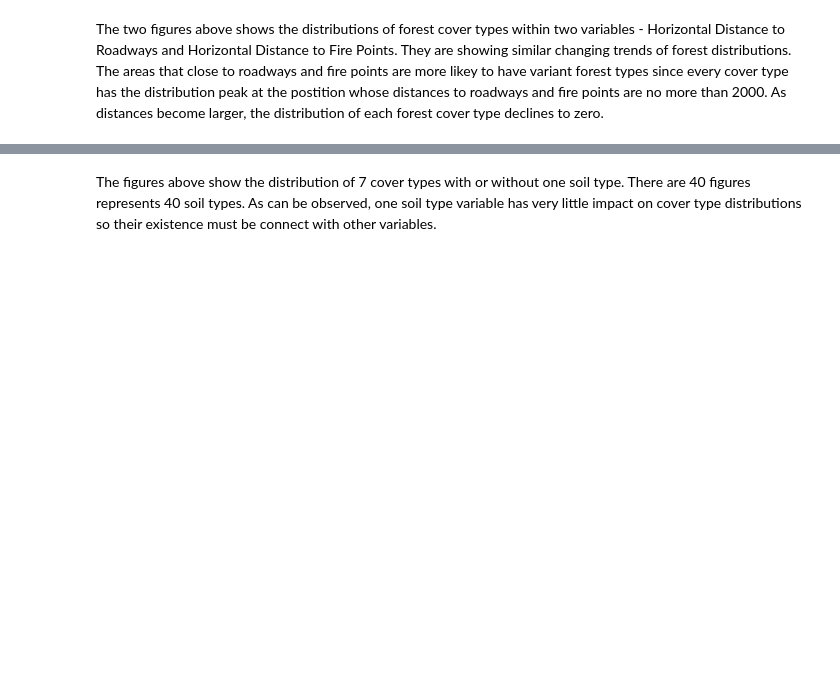
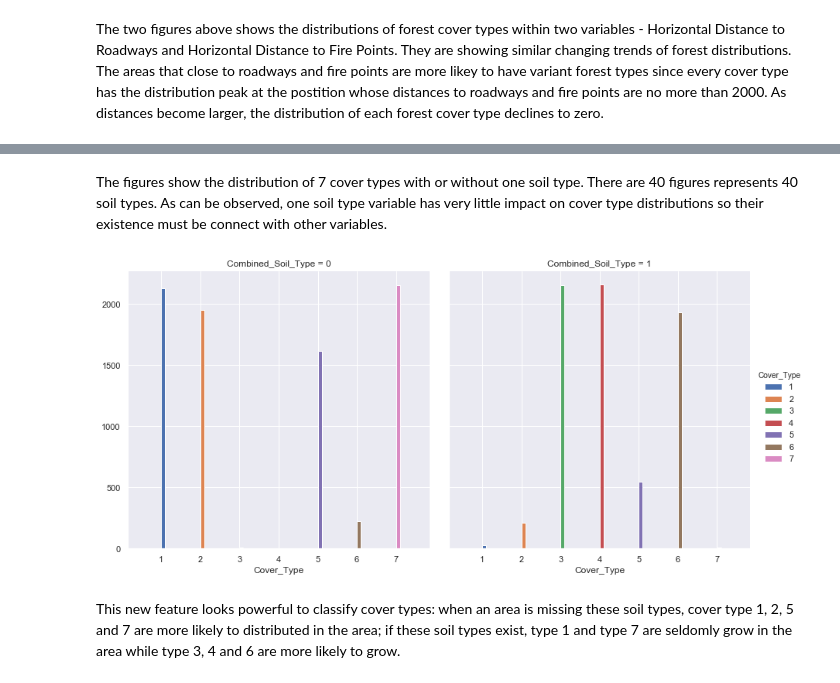
Before and after one commit to vbienridy/DS5500-Spring2020-Forest-CoverType, a Jupyter notebook: DS5500_Proposal_EDA.ipynb, the cells around one changed output, grey strips where cells are left out. Drawn from its saved outputs; the diff is of its cells as text; code cells hidden in the pictures; blank space fills up the shorter version.

```diff
--- a/DS5500_Proposal_EDA.ipynb
+++ b/DS5500_Proposal_EDA.ipynb
@@ -148,7 +189,10 @@ figure8.fig.savefig("figure8.png")
 # %% [markdown]
 The two figures above shows the distributions of forest cover types within two variables - Horizontal Distance to Roadways and Horizontal Distance to Fire Points. They are showing similar changing trends of forest distributions. The areas that close to roadways and fire points are more likey to have variant forest types since every cover type has the distribution peak at the postition whose distances to roadways and fire points are no more than 2000. As distances become larger, the distribution of each forest cover type declines to zero.
 # %%
+#Build 40 histograms for cover type distributions, each histogram shows different distribution with or without
+#one soil type
 for i in range(1,41):
     sns.set(font_scale=1)
-    figure2 = sns.FacetGrid(df_train, col = 'Soil_Type'+str(i), hue="Cover_Type", size= 6).map(
+    figure9 = sns.FacetGrid(df_train, col = 'Soil_Type'+str(i), hue="Cover_Type", size= 6).map(
         plt.hist, "Cover_Type").add_legend()
+    plt.close()
@@ -169,2 +199,25 @@ for i in range(1,41):
 # %% [markdown]
-The figures above show the distribution of 7 cover types with or without one soil type. There are 40 figures represents 40 soil types. As can be observed, one soil type variable has very little impact on cover type distributions so their existence must be connect with other variables.
+The figures show the distribution of 7 cover types with or without one soil type. There are 40 figures represents 40 soil types. As can be observed, one soil type variable has very little impact on cover type distributions so their existence must be connect with other variables.
+# %%
+#According to the figures, we integrate some soil types who have similar cover types distribution, if one of these
+#soil type exist, the new feature "Combined_Soil_Type" will be labeled as 1.
+Combined_Soil_Type =[]
+for i in range(len(df_train)):
+    whether_have = 0
+    for j in [1,2,3,4,5,6,10,11,14,16,17]:
+        temp_str = 'Soil_Type%s' %j
+        have = df_train.iloc[i][temp_str]
+        if have == 1:
+            whether_have =1
+    Combined_Soil_Type.append(whether_have)
+# %%
+df_train['Combined_Soil_Type'] = Combined_Soil_Type
+# %%
+sns.set(font_scale=1)
+figure10 = sns.FacetGrid(df_train, col = "Combined_Soil_Type", hue="Cover_Type", size= 6).map(
+        plt.hist, "Cover_Type").add_legend()
+figure10.fig.savefig("figure10.png")
+# %% [output]
+[figure, added]
+# %% [markdown]
+This new feature looks powerful to classify cover types: when an area is missing these soil types, cover type 1, 2, 5 and 7 are more likely to distributed in the area; if these soil types exist, type 1 and type 7 are seldomly grow in the area while type 3, 4 and 6 are more likely to grow.
```
Also changed, not shown: parts of 25 cells of this notebook.
